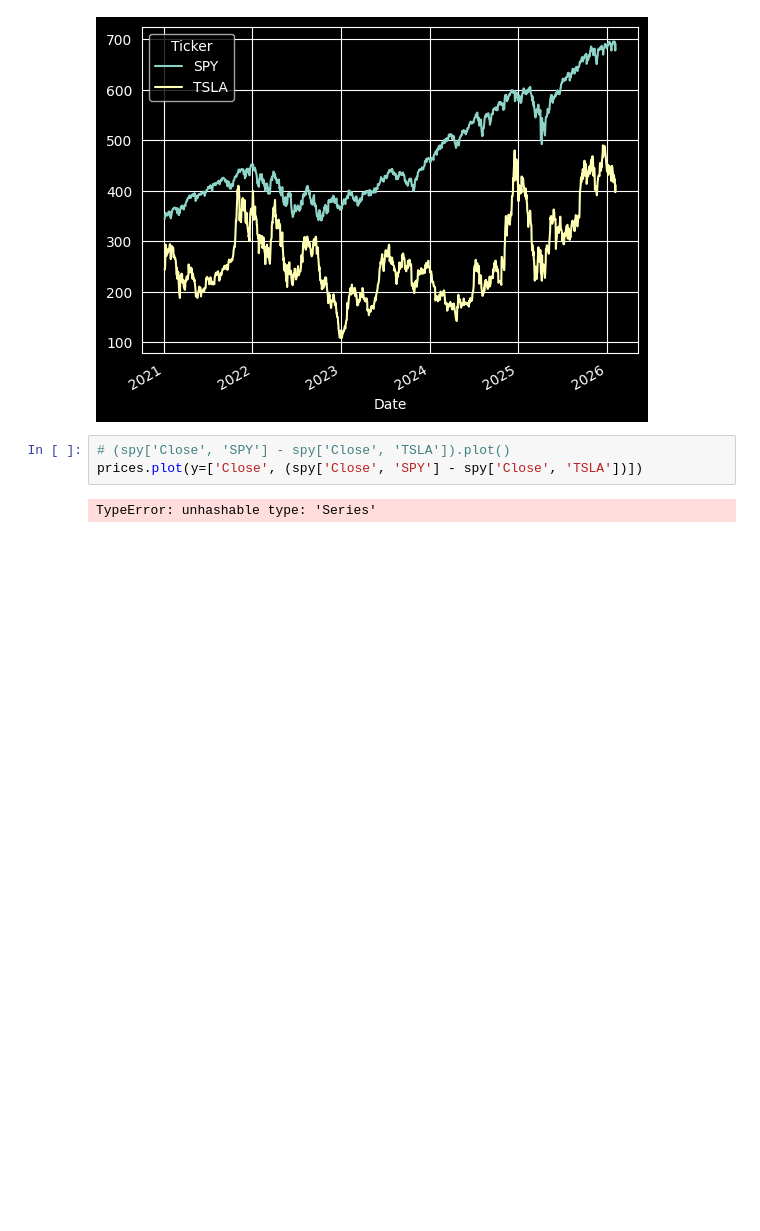
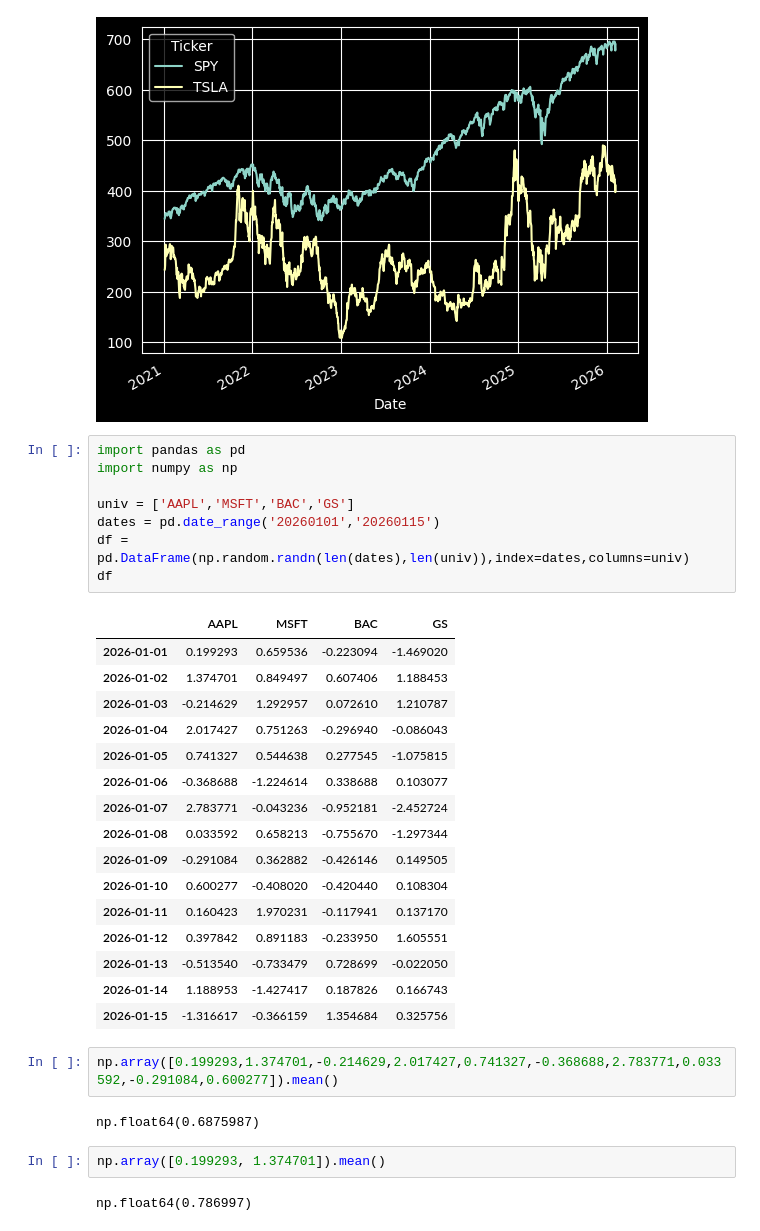
Before and after one commit to haule92/rqst, a Jupyter notebook: twsq/jupyter_code_examples/practing.ipynb, the cells around one changed output. Drawn from its saved outputs; the diff is of its cells as text; blank space fills up the shorter version.

```diff
--- a/twsq/jupyter_code_examples/practing.ipynb
+++ b/twsq/jupyter_code_examples/practing.ipynb
@@ -63,8 +63,36 @@ prices['Close'].plot()
 # %% [output]
 <Axes: xlabel='Date'>
 [figure]
-# %%
-# (spy['Close', 'SPY'] - spy['Close', 'TSLA']).plot()
-prices.plot(y=['Close', (spy['Close', 'SPY'] - spy['Close', 'TSLA'])])
-# %% [output]
-TypeError: unhashable type: 'Series'
+# %%
+import pandas as pd
+import numpy as np
+
+univ = ['AAPL','MSFT','BAC','GS']
+dates = pd.date_range('20260101','20260115')
+df = pd.DataFrame(np.random.randn(len(dates),len(univ)),index=dates,columns=univ)
+df
+# %% [output]
+|  | AAPL | MSFT | BAC | GS |
+| 2026-01-01 | 0.199293 | 0.659536 | -0.223094 | -1.469020 |
+| 2026-01-02 | 1.374701 | 0.849497 | 0.607406 | 1.188453 |
+| 2026-01-03 | -0.214629 | 1.292957 | 0.072610 | 1.210787 |
+| 2026-01-04 | 2.017427 | 0.751263 | -0.296940 | -0.086043 |
+| 2026-01-05 | 0.741327 | 0.544638 | 0.277545 | -1.075815 |
+| 2026-01-06 | -0.368688 | -1.224614 | 0.338688 | 0.103077 |
+| 2026-01-07 | 2.783771 | -0.043236 | -0.952181 | -2.452724 |
+| 2026-01-08 | 0.033592 | 0.658213 | -0.755670 | -1.297344 |
+| 2026-01-09 | -0.291084 | 0.362882 | -0.426146 | 0.149505 |
+| 2026-01-10 | 0.600277 | -0.408020 | -0.420440 | 0.108304 |
+| 2026-01-11 | 0.160423 | 1.970231 | -0.117941 | 0.137170 |
+| 2026-01-12 | 0.397842 | 0.891183 | -0.233950 | 1.605551 |
+| 2026-01-13 | -0.513540 | -0.733479 | 0.728699 | -0.022050 |
+| 2026-01-14 | 1.188953 | -1.427417 | 0.187826 | 0.166743 |
+| 2026-01-15 | -1.316617 | -0.366159 | 1.354684 | 0.325756 |
+# %%
+np.array([0.199293,1.374701,-0.214629,2.017427,0.741327,-0.368688,2.783771,0.033592,-0.291084,0.600277]).mean()
+# %% [output]
+np.float64(0.6875987)
+# %%
+np.array([0.199293, 1.374701]).mean()
+# %% [output]
+np.float64(0.786997)
```
Also changed, not shown: parts of 4 cells of this notebook, 2 other files.
